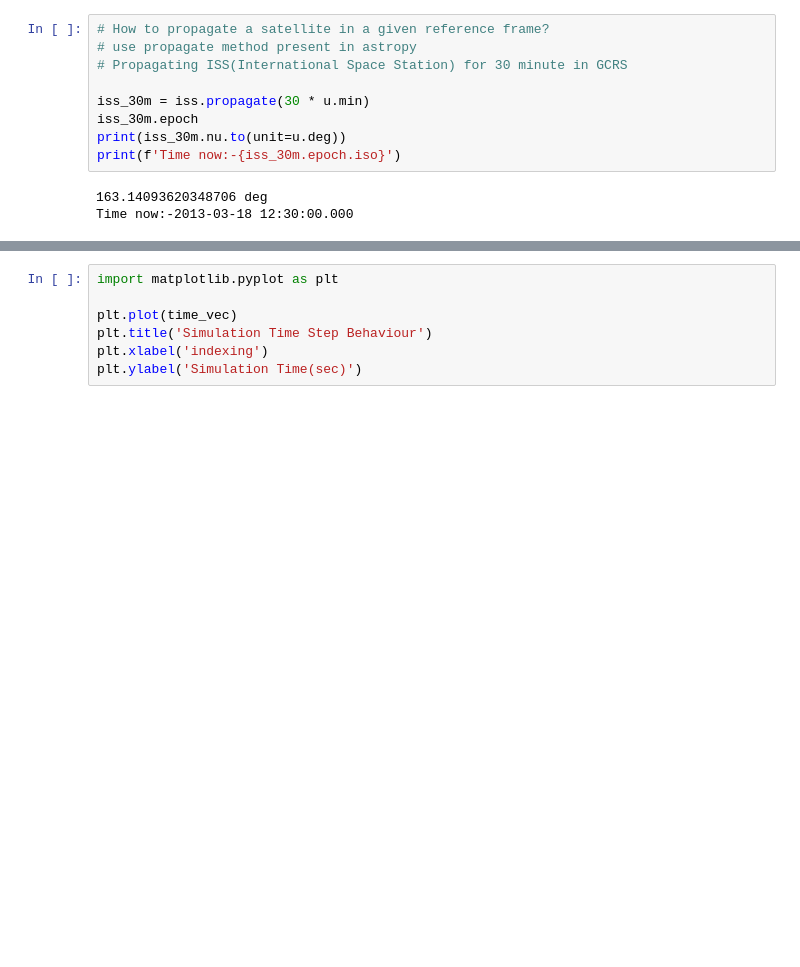
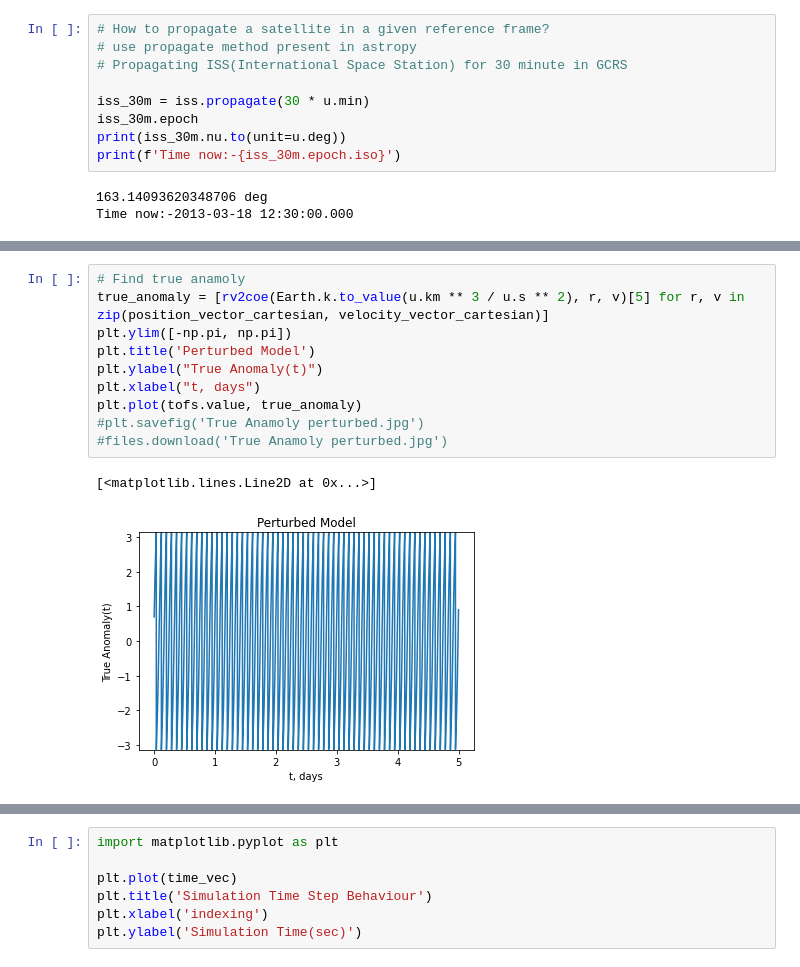
Before and after one commit to edygordo/Algorithms, a Jupyter notebook: Polyastro.ipynb, the cells around one changed output, grey strips where cells are left out. Drawn from its saved outputs; the diff is of its cells as text; blank space fills up the shorter version.

```diff
--- a/Polyastro.ipynb
+++ b/Polyastro.ipynb
@@ -125,0 +329,13 @@ Propagated_eccentricity = Propagated_satellite.ecc
+# %%
+# Find true anamoly
+true_anomaly = [rv2coe(Earth.k.to_value(u.km ** 3 / u.s ** 2), r, v)[5] for r, v in zip(position_vector_cartesian, velocity_vector_cartesian)]
+plt.ylim([-np.pi, np.pi])
+plt.title('Perturbed Model')
+plt.ylabel("True Anomaly(t)")
+plt.xlabel("t, days")
+plt.plot(tofs.value, true_anomaly)
+#plt.savefig('True Anamoly perturbed.jpg')
+#files.download('True Anamoly perturbed.jpg')
+# %% [output]
+[<matplotlib.lines.Line2D at 0x...>]
+[figure, added]
```
Also changed, not shown: parts of 29 cells of this notebook.
